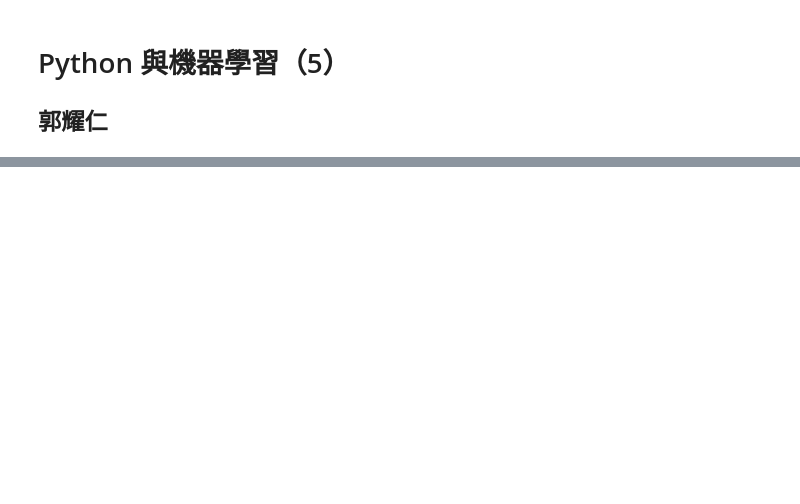
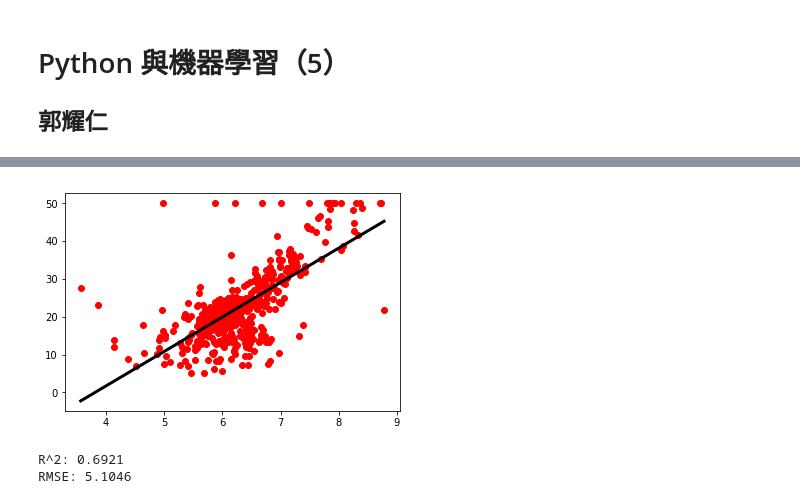
Before and after one commit to yaojenkuo/python_4_ds, a Jupyter notebook: ch15.ipynb, the cells around one changed output, grey strips where cells are left out. Cells and saved outputs as stored; diff of their text form; code cells hidden in the pictures; blank space fills up the shorter version.

```diff
--- a/ch15.ipynb
+++ b/ch15.ipynb
@@ -317,0 +36,31 @@ Accuracy: 1.00
+# %%
+# Fitting on one feature
+import numpy as np
+from sklearn import linear_model
+
+reg = linear_model.LinearRegression()
+reg.fit(X_rooms, y)
+predictions_x = np.linspace(min(X_rooms), max(X_rooms)).reshape(-1, 1)
+plt.scatter(X_rooms, y, c = 'r')
+plt.plot(predictions_x, reg.predict(predictions_x), c = 'k', lw = 3)
+plt.show()
+# %% [output]
+[figure, added]
+# %%
+# Fitting on all feature
+from sklearn.model_selection import train_test_split
+from sklearn.metrics import mean_squared_error
+
+boston = load_boston()
+X = boston.data
+y = boston.target.reshape(-1, 1)
+X_train, X_test, y_train, y_test = train_test_split(X, y, test_size = 0.3)
+reg_all = linear_model.LinearRegression()
+reg_all.fit(X_train, y_train)
+y_pred = reg_all.predict(X_test)
+rmse = np.sqrt(mean_squared_error(y_test, y_pred))
+print("R^2: %.4f" % reg_all.score(X_test, y_test))
+print("RMSE: %.4f" % rmse)
+# %% [output]
+R^2: 0.6921
+RMSE: 5.1046
```
Also changed, not shown: parts of 40 cells of this notebook, 3 other files.
